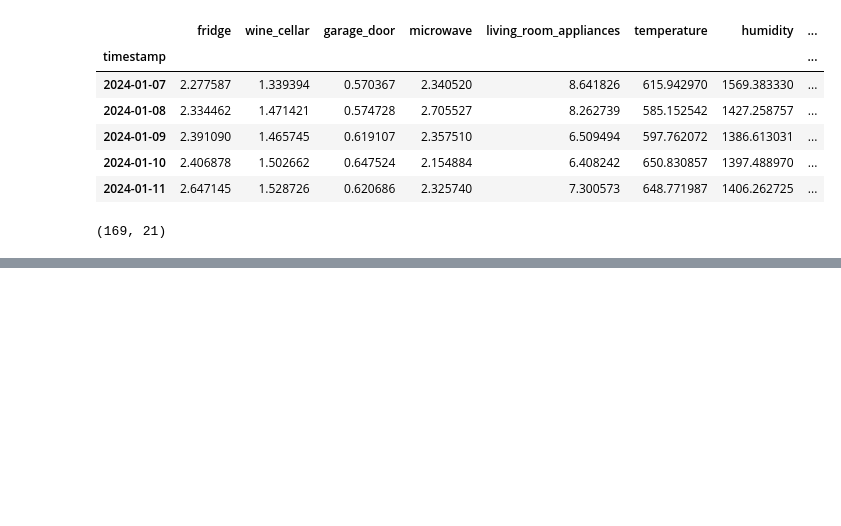
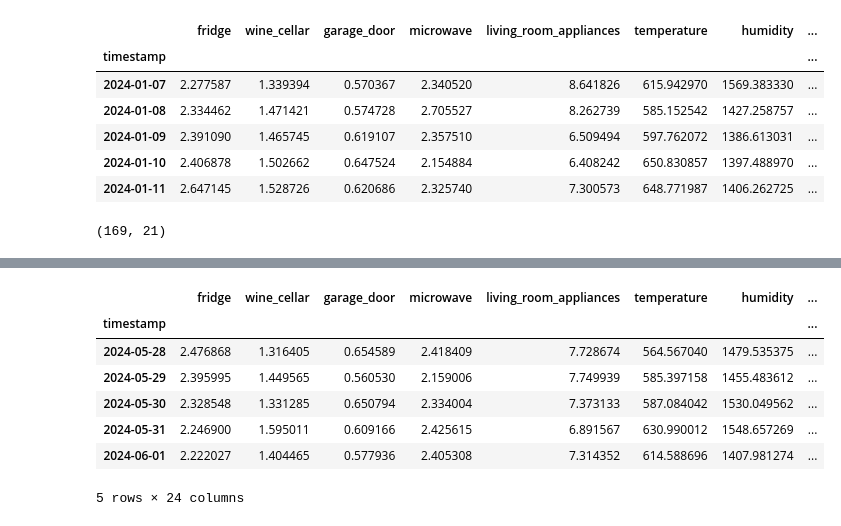
Before and after one commit to NasirAhammed810/Smart-Energy-Consumption-Analysis, a Jupyter notebook: Smart_Energy_Analysis.ipynb, the cells around one changed output, grey strips where cells are left out. Drawn from its saved outputs; the diff is of its cells as text; code cells hidden in the pictures; blank space fills up the shorter version.

```diff
--- a/Smart_Energy_Analysis.ipynb
+++ b/Smart_Energy_Analysis.ipynb
@@ -280,0 +394,15 @@ y = features['total_energy_consumption']
+# %%
+results = X_test.copy()
+results['Actual_Energy'] = y_test.values
+results['Predicted_Energy'] = y_pred
+
+results.head()
+# %% [output]
+|  | fridge | wine_cellar | garage_door | microwave | living_room_appliances | temperature | humidity | ... |
+| timestamp |  |  |  |  |  |  |  | ... |
+| 2024-05-28 | 2.476868 | 1.316405 | 0.654589 | 2.418409 | 7.728674 | 564.567040 | 1479.535375 | ... |
+| 2024-05-29 | 2.395995 | 1.449565 | 0.560530 | 2.159006 | 7.749939 | 585.397158 | 1455.483612 | ... |
+| 2024-05-30 | 2.328548 | 1.331285 | 0.650794 | 2.334004 | 7.373133 | 587.084042 | 1530.049562 | ... |
+| 2024-05-31 | 2.246900 | 1.595011 | 0.609166 | 2.425615 | 6.891567 | 630.990012 | 1548.657269 | ... |
+| 2024-06-01 | 2.222027 | 1.404465 | 0.577936 | 2.405308 | 7.314352 | 614.588696 | 1407.981274 | ... |
+5 rows × 24 columns
```
Also changed, not shown: parts of 10 cells of this notebook.
